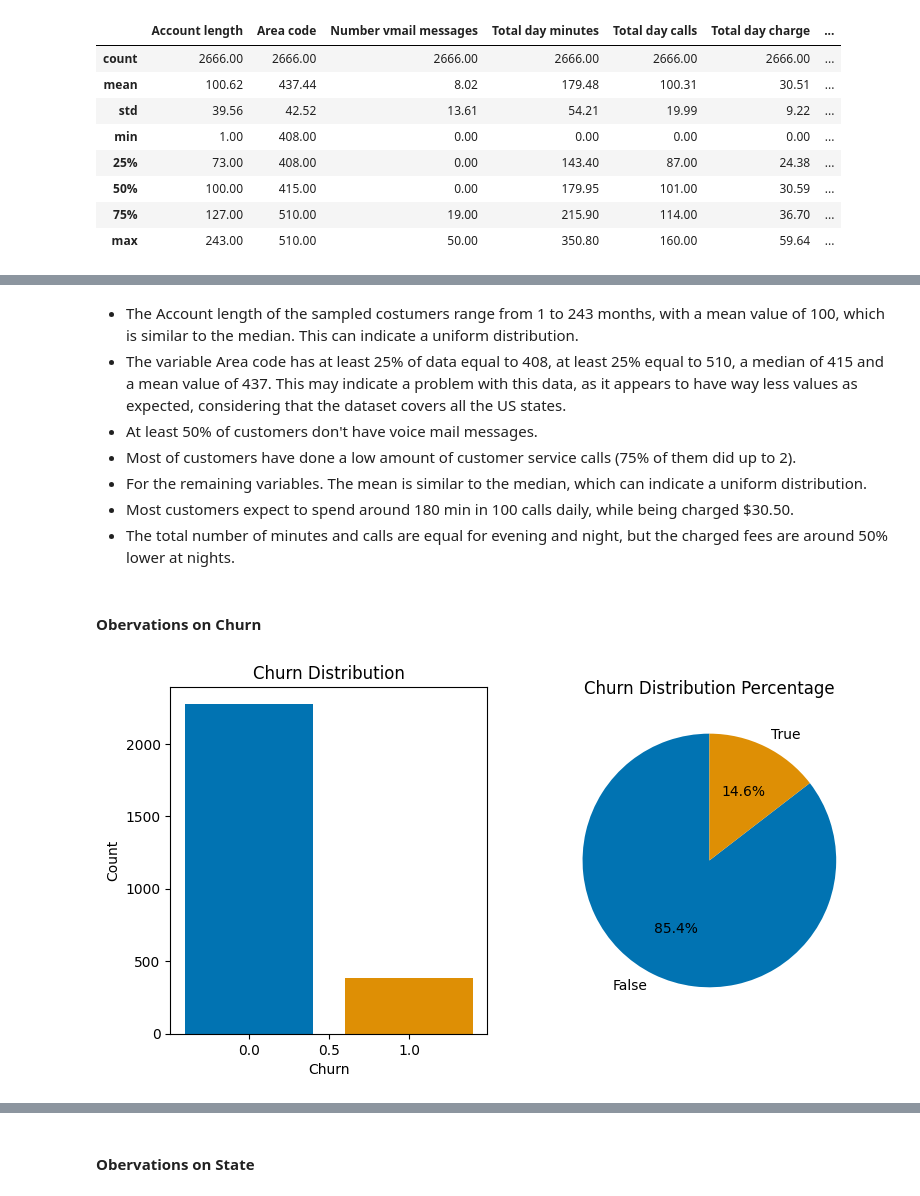
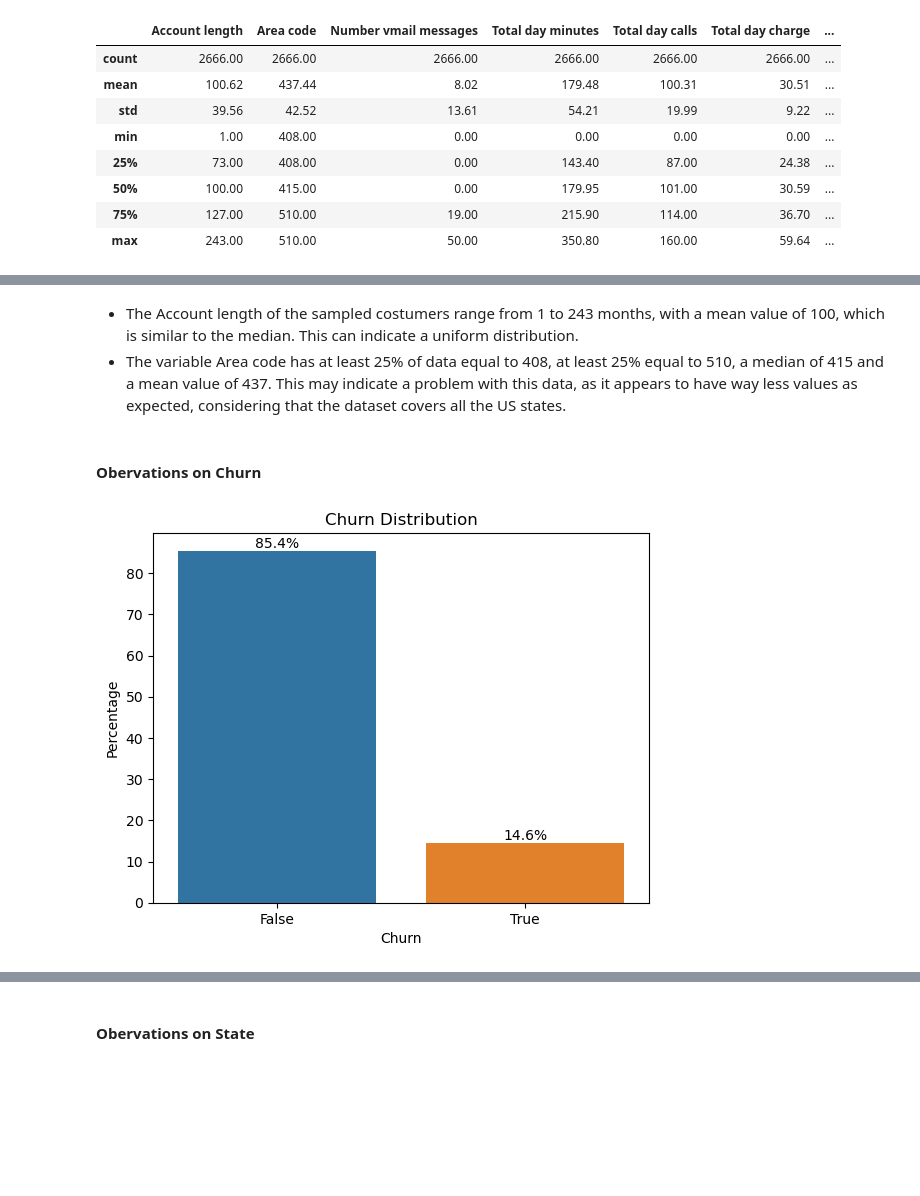
Before and after one commit to marcus-fernandes1/Customer-Churn-Prediction-in-Telecom, a Jupyter notebook: Churn_Prediction_Telecom.ipynb, the cells around one changed output, grey strips where cells are left out. Drawn from its saved outputs; the diff is of its cells as text; code cells hidden in the pictures; blank space fills up the shorter version.

```diff
--- a/Churn_Prediction_Telecom.ipynb
+++ b/Churn_Prediction_Telecom.ipynb
@@ -298,36 +338,21 @@ churn_train.describe()
 # %% [markdown]
 - The Account length of the sampled costumers range from 1 to 243 months, with a mean value of 100, which is similar to the median. This can indicate a uniform distribution.
 - The variable Area code has at least 25% of data equal to 408, at least 25% equal to 510, a median of 415 and a mean value of 437. This may indicate a problem with this data, as it appears to have way less values as expected, considering that the dataset covers all the US states.
-- At least 50% of customers don't have voice mail messages.
-- Most of customers have done a low amount of customer service calls (75% of them did up to 2).
-- For the remaining variables. The mean is similar to the median, which can indicate a uniform distribution.
-- Most customers expect to spend around 180 min in 100 calls daily, while being charged $30.50.
-- The total number of minutes and calls are equal for evening and night, but the charged fees are around 50% lower at nights.
 # %% [markdown]
 #### Obervations on Churn
-# %%
-# Plotting the bar and pie charts for the variable Churn.
-feature = churn_train['Churn']
-figsize=(9, 4.5)
-
-fig, axs = plt.subplots(ncols=2,  # Number of columns of the subplot grid = 2
-                            figsize=figsize)  # creating the 2 subplots
-feature_count = feature.value_counts()
-feature_percentage = feature_count / feature_count.sum() * 100
-
-colors = sns.color_palette('colorblind', len(feature_count))
-
-# Bar Plot
-axs[0].bar(feature_count.index, feature_count, color=colors)
-axs[0].set_xlabel(feature.name)
-axs[0].set_ylabel('Count')
-axs[0].set_title(feature.name + ' Distribution')
-
-# Pie Chart
-axs[1].pie(feature_percentage, labels=feature_percentage.index, colors=colors, autopct='%1.1f%%', startangle = 90)
-axs[1].set_title(feature.name + ' Distribution Percentage')
-
-plt.show()
-# %% [output]
-[figure, removed]
+# %%
+# Plotting the bar and pie charts for the variable Churn.
+feature = churn_train['Churn']
+
+feature_count = feature.value_counts()
+feature_percentage = feature_count / feature_count.sum() * 100
+
+ax = sns.barplot(x=feature_percentage.index, y=feature_percentage.values)
+ax.bar_label(ax.containers[0], fmt='%.1f%%')
+plt.xlabel(feature.name)
+plt.ylabel('Percentage')
+plt.title(feature.name + ' Distribution')
+plt.show()
+# %% [output]
+[figure, added]
 # %% [markdown]
```
Also changed, not shown: parts of 50 cells of this notebook, 3 other files.
